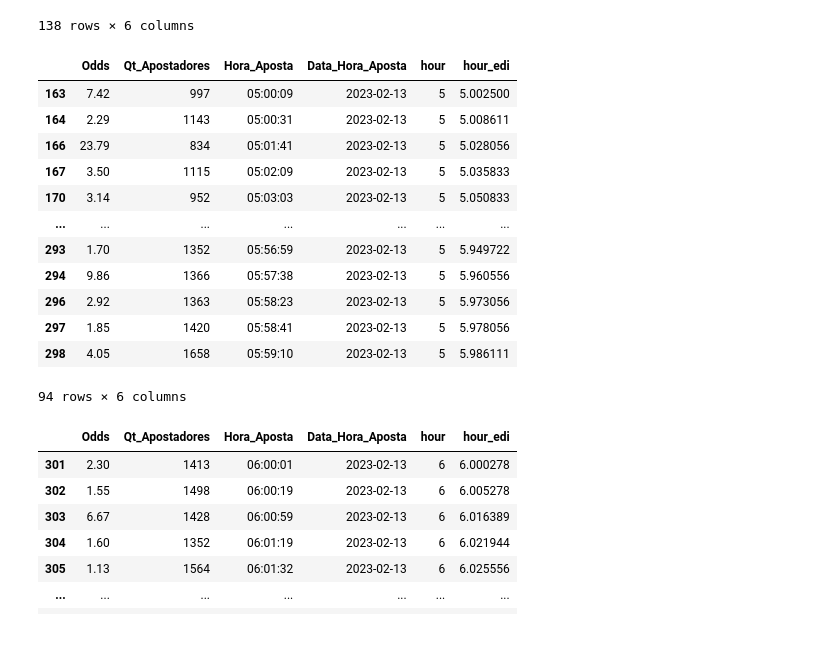
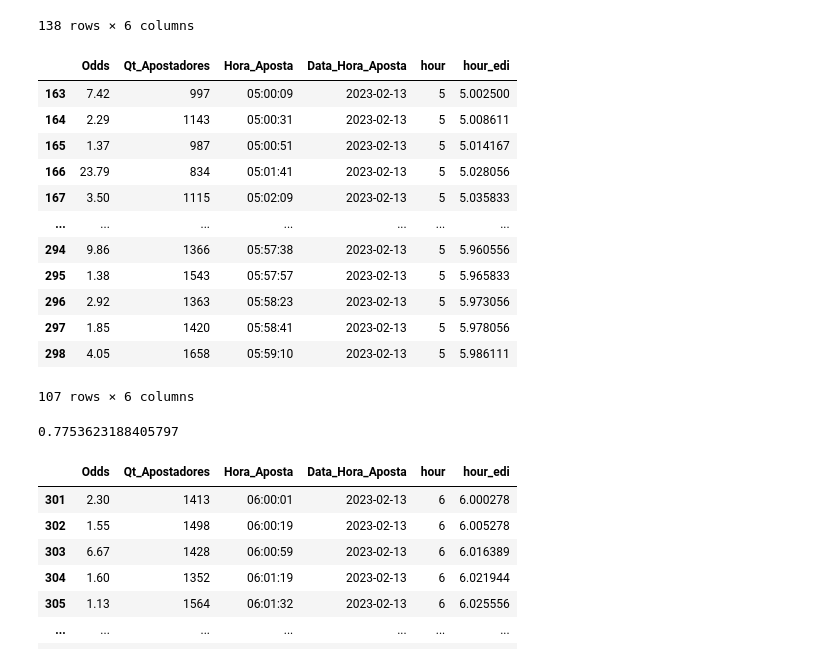
Before and after one commit to oziieljuniior/Print_de_telas, a Jupyter notebook: python_project/Relatorios/hera_0_1.ipynb, the cells around one changed output. Drawn from its saved outputs; the diff is of its cells as text; code cells hidden in the pictures.

```diff
--- a/python_project/Relatorios/hera_0_1.ipynb
+++ b/python_project/Relatorios/hera_0_1.ipynb
@@ -365,21 +396,27 @@ data_hora5
 | 300 | 1.00 | 1608 | 05:59:40 | 2023-02-13 | 5 | 5.994444 |
 138 rows × 6 columns
 # %%
-data_hora5[data_hora5['Odds'] >= 1.45]
+data_hora5[data_hora5['Odds'] >= 1.35]
 # %% [output]
 |  | Odds | Qt_Apostadores | Hora_Aposta | Data_Hora_Aposta | hour | hour_edi |
 | 163 | 7.42 | 997 | 05:00:09 | 2023-02-13 | 5 | 5.002500 |
 | 164 | 2.29 | 1143 | 05:00:31 | 2023-02-13 | 5 | 5.008611 |
+| 165 | 1.37 | 987 | 05:00:51 | 2023-02-13 | 5 | 5.014167 |
 | 166 | 23.79 | 834 | 05:01:41 | 2023-02-13 | 5 | 5.028056 |
 | 167 | 3.50 | 1115 | 05:02:09 | 2023-02-13 | 5 | 5.035833 |
-| 170 | 3.14 | 952 | 05:03:03 | 2023-02-13 | 5 | 5.050833 |
 | ... | ... | ... | ... | ... | ... | ... |
-| 293 | 1.70 | 1352 | 05:56:59 | 2023-02-13 | 5 | 5.949722 |
 | 294 | 9.86 | 1366 | 05:57:38 | 2023-02-13 | 5 | 5.960556 |
+| 295 | 1.38 | 1543 | 05:57:57 | 2023-02-13 | 5 | 5.965833 |
 | 296 | 2.92 | 1363 | 05:58:23 | 2023-02-13 | 5 | 5.973056 |
 | 297 | 1.85 | 1420 | 05:58:41 | 2023-02-13 | 5 | 5.978056 |
 | 298 | 4.05 | 1658 | 05:59:10 | 2023-02-13 | 5 | 5.986111 |
-94 rows × 6 columns
+107 rows × 6 columns
+# %%
+#Proporção de ods acima de 1.45
+p_1455 = len(data_hora5[data_hora5['Odds'] >= 1.35])/len(data_hora5['Odds'])
+p_1455
+# %% [output]
+0.7753623188405797
 # %%
 data_hora6 = data[data['hour'] == 6]
 data_hora6
```
Also changed, not shown: parts of 6 cells of this notebook, 3 other files.
